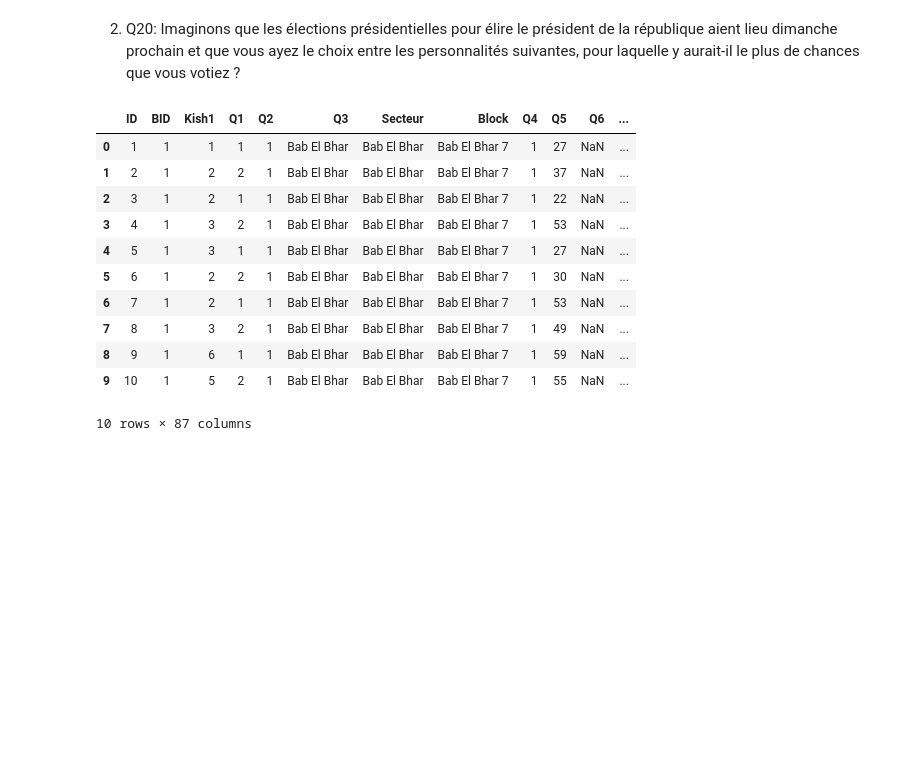
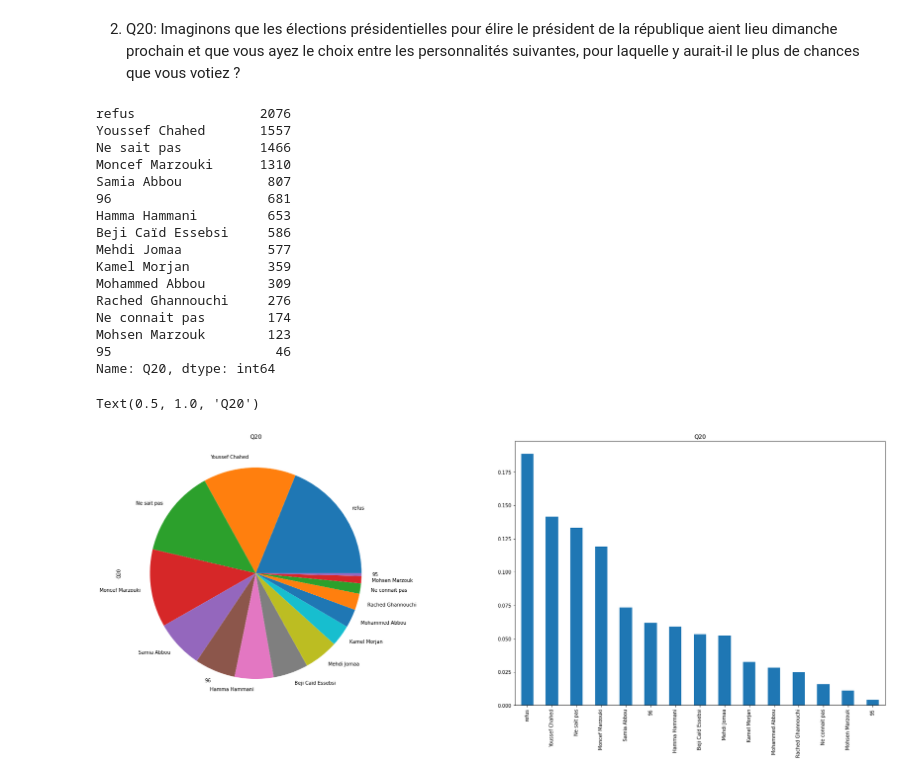
Before and after one commit to med-tz/elelction_Tunisie, a Jupyter notebook: Source.ipynb, the cells around one changed output. Drawn from its saved outputs; the diff is of its cells as text; code cells hidden in the pictures; blank space fills up the shorter version.

```diff
--- a/Source.ipynb
+++ b/Source.ipynb
@@ -103,23 +103,24 @@ Plusieurs features peuvent etre traitées comme target dans cette base. On fera
 représentants du peuple aient lieu dimanche prochain et que vous ayez le choix entre
 les listes suivantes, pour laquelle y aurait-il le plus de chances que vous votiez ?
 # %%
+copy = Base.copy()
 varc='Q19'
 Dict={1:"Nidaa Tounes",2:"Ennahda",3:"Front Populaire",4:"UPL",5:"Afek Tounes",6:"Al Joumhouri",7:"Machrou Tounes",8:"Irada",9:"Courant Démocratique",
       10:"Courant de l`Amour",11:"Albadil",12:"autre",98:"refus",97:"Ne sait pas",99:"Ne connait pas"}
-Base.replace(to_replace={varc: Dict},inplace=True)
+copy.replace(to_replace={varc: Dict},inplace=True)
 #Apercu générale sur la variable
-print(Base[varc].value_counts())
+print(copy[varc].value_counts())
 
 plt.figure(figsize=(30,10))
 
 #Distribution de la variable
 plt.subplot(1,2,1)
-Base[varc].value_counts(normalize=True).plot(kind='pie')
+copy[varc].value_counts(normalize=True).plot(kind='pie')
 plt.title(varc)
 
 #Distribution de la variable
 plt.subplot(1,2,2)
-Base[varc].value_counts(normalize=True).plot(kind='bar')
+copy[varc].value_counts(normalize=True).plot(kind='bar')
 plt.title(varc)
 # %% [output]
 refus                   3028
@@ -146,18 +147,42 @@ Text(0.5, 1.0, 'Q19')
 2.   Q20: Imaginons que les élections présidentielles pour élire le président de la
 république aient lieu dimanche prochain et que vous ayez le choix entre les
 personnalités suivantes, pour laquelle y aurait-il le plus de chances que vous votiez ?
-# %%
-Base.head(10)
-# %% [output]
-|  | ID | BID | Kish1 | Q1 | Q2 | Q3 | Secteur | Block | Q4 | Q5 | Q6 | ... |
-| 0 | 1 | 1 | 1 | 1 | 1 | Bab El Bhar | Bab El Bhar | Bab El Bhar 7 | 1 | 27 | NaN | ... |
-| 1 | 2 | 1 | 2 | 2 | 1 | Bab El Bhar | Bab El Bhar | Bab El Bhar 7 | 1 | 37 | NaN | ... |
-| 2 | 3 | 1 | 2 | 1 | 1 | Bab El Bhar | Bab El Bhar | Bab El Bhar 7 | 1 | 22 | NaN | ... |
-| 3 | 4 | 1 | 3 | 2 | 1 | Bab El Bhar | Bab El Bhar | Bab El Bhar 7 | 1 | 53 | NaN | ... |
-| 4 | 5 | 1 | 3 | 1 | 1 | Bab El Bhar | Bab El Bhar | Bab El Bhar 7 | 1 | 27 | NaN | ... |
-| 5 | 6 | 1 | 2 | 2 | 1 | Bab El Bhar | Bab El Bhar | Bab El Bhar 7 | 1 | 30 | NaN | ... |
-| 6 | 7 | 1 | 2 | 1 | 1 | Bab El Bhar | Bab El Bhar | Bab El Bhar 7 | 1 | 53 | NaN | ... |
-| 7 | 8 | 1 | 3 | 2 | 1 | Bab El Bhar | Bab El Bhar | Bab El Bhar 7 | 1 | 49 | NaN | ... |
-| 8 | 9 | 1 | 6 | 1 | 1 | Bab El Bhar | Bab El Bhar | Bab El Bhar 7 | 1 | 59 | NaN | ... |
-| 9 | 10 | 1 | 5 | 2 | 1 | Bab El Bhar | Bab El Bhar | Bab El Bhar 7 | 1 | 55 | NaN | ... |
-10 rows × 87 columns
+# %%
+copy = Base.copy()
+varc='Q20'
+Dict={1:"Beji Caïd Essebsi",2:"Moncef Marzouki",3:"Mehdi Jomaa",4:"Rached Ghannouchi",5:"Samia Abbou",6:"Mohammed Abbou",7:"Hamma Hammani",8:"Youssef Chahed",9:"Kamel Morjan",
+      10:"Mohsen Marzouk",98:"refus",97:"Ne sait pas",99:"Ne connait pas"}
+copy.replace(to_replace={varc: Dict},inplace=True)
+#Apercu générale sur la variable
+print(copy[varc].value_counts())
+
+plt.figure(figsize=(30,10))
+
+#Distribution de la variable
+plt.subplot(1,2,1)
+copy[varc].value_counts(normalize=True).plot(kind='pie')
+plt.title(varc)
+
+#Distribution de la variable
+plt.subplot(1,2,2)
+copy[varc].value_counts(normalize=True).plot(kind='bar')
+plt.title(varc)
+# %% [output]
+refus                2076
+Youssef Chahed       1557
+Ne sait pas          1466
+Moncef Marzouki      1310
+Samia Abbou           807
+96                    681
+Hamma Hammani         653
+Beji Caïd Essebsi     586
+Mehdi Jomaa           577
+Kamel Morjan          359
+Mohammed Abbou        309
+Rached Ghannouchi     276
+Ne connait pas        174
+Mohsen Marzouk        123
+95                     46
+Name: Q20, dtype: int64
+Text(0.5, 1.0, 'Q20')
+[figure, added]
```
